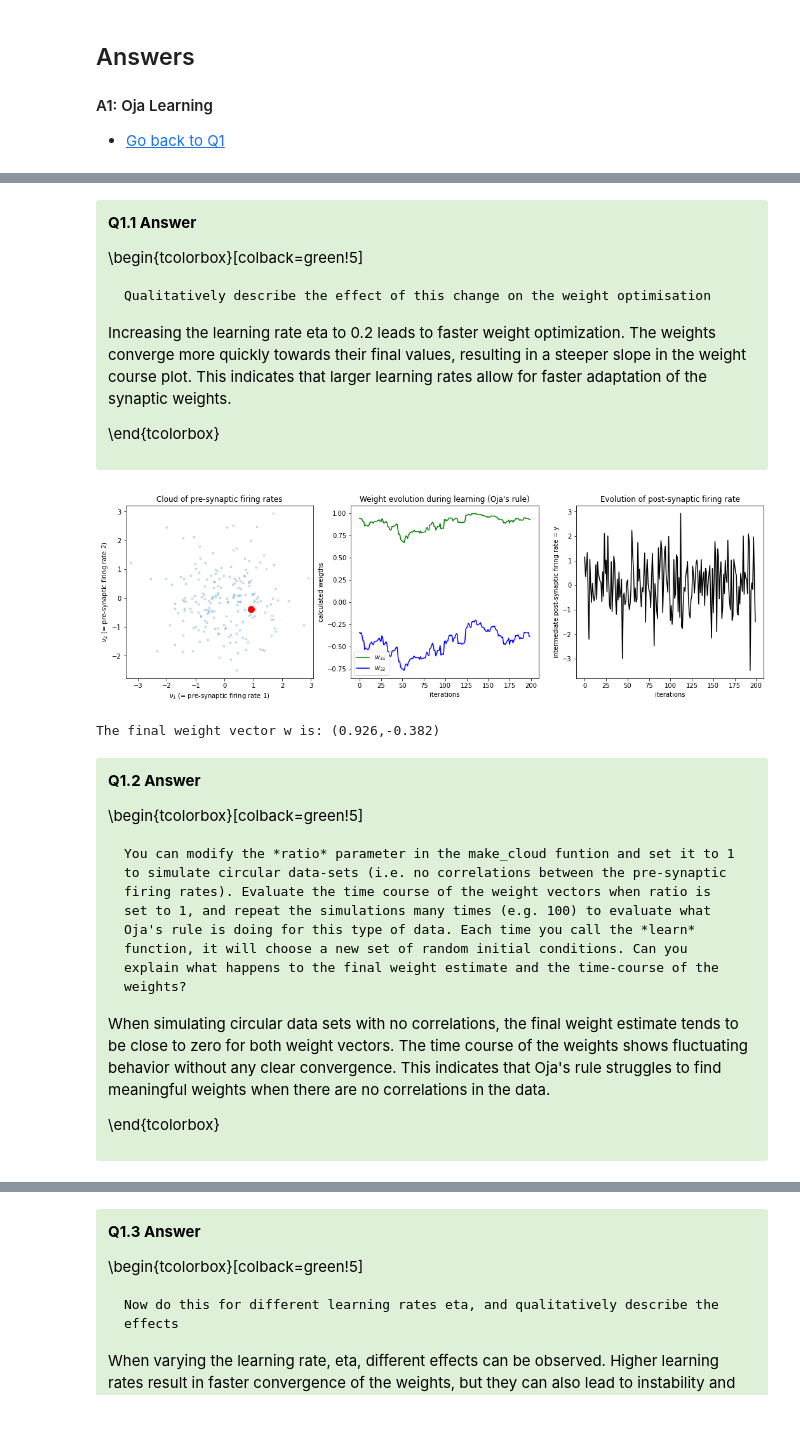
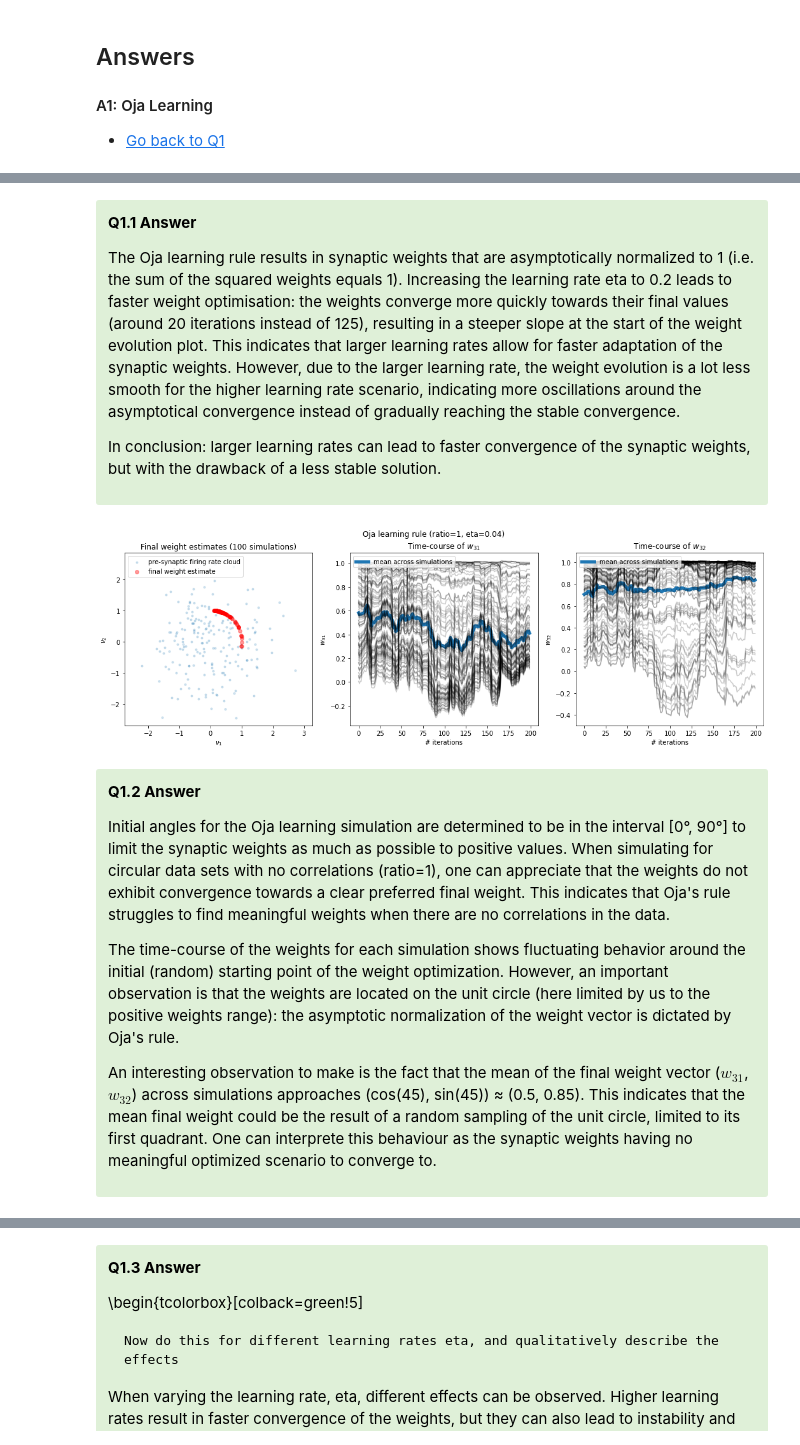
Before and after one commit to RobbeDeMuynck/CN_practicals, a Jupyter notebook: Module 4/Ex1_Oja/Module4_Oja_Group7.ipynb, the cells around one changed output, grey strips where cells are left out. Cells and saved outputs as stored; diff of their text form; code cells hidden in the pictures.

```diff
--- a/Module 4/Ex1_Oja/Module4_Oja_Group7.ipynb
+++ b/Module 4/Ex1_Oja/Module4_Oja_Group7.ipynb
@@ -126,46 +185,51 @@ The final weight vector w is: (0.563,0.840)
 
 **Q1.1 Answer**
 
-\begin{tcolorbox}[colback=green!5]
+<!-- \begin{tcolorbox}[colback=green!5] -->
+<!-- Qualitatively describe the effect of this change on the weight optimisation -->
 
-    Qualitatively describe the effect of this change on the weight optimisation
+The Oja learning rule results in synaptic weights that are asymptotically normalized to 1 (i.e. the sum of the
+squared weights equals 1).
+Increasing the learning rate eta to 0.2 leads to faster weight optimisation: the weights converge more quickly towards their final values (around 20 iterations instead of 125), resulting in a steeper slope at the start of the weight evolution plot. This indicates that larger learning rates allow for faster adaptation of the synaptic weights. However, due to the larger learning rate, the weight evolution is a lot less smooth for the higher learning rate scenario, indicating more oscillations around the asymptotical convergence instead of gradually reaching the stable convergence.
 
-Increasing the learning rate eta to 0.2 leads to faster weight optimization. The weights converge more quickly towards their final values, resulting in a steeper slope in the weight course plot. This indicates that larger learning rates allow for faster adaptation of the synaptic weights.
+In conclusion: larger learning rates can lead to faster convergence of the synaptic weights, but with the drawback of a less stable solution.
 
-\end{tcolorbox}
+<!-- \end{tcolorbox} -->
 
 </span>
 # %%
 ##### No pre-synaptic firing rates correlation: ratio = 1 #####
-# ------> repeat simulations 100 times
 
-# Generate pre-synaptic firing rates cloud & apply Oja's learning rule
-cloud = oja.make_cloud(n=200, ratio=1, angle=60)
-wcourse, out = oja.learn(cloud, initial_angle=-20, eta=0.04)
-
-# Construct plots: Oja's learning rule (synaptic weight evolution)
-Oja_behaviour_plots(cloud, wcourse, out)
+simul_100(ratio=1, eta=0.04, n_iter=100)
 
 # Evaluate the time course of the weight vectors when ratio is set to 1, and repeat the simulations
 # many times (e.g. 100) to evaluate what Oja's rule is doing for this type of data.
 # Each time you call the *learn* function, it will choose a new set of random initial conditions.
 # Can you explain what happens to the final weight estimate and the time-course of the weights?
 # %% [output]
-[figure, old version]
+[figure, new version]
-The final weight vector w is: (0.926,-0.382)
 # %% [markdown]
 <div class="alert alert-success">
 <span style="color:black">
 
 **Q1.2 Answer**
 
-\begin{tcolorbox}[colback=green!5]
+<!-- \begin{tcolorbox}[colback=green!5] -->
 
-    You can modify the *ratio* parameter in the make_cloud funtion and set it to 1 to simulate circular data-sets (i.e. no correlations between the pre-synaptic firing rates). Evaluate the time course of the weight vectors when ratio is set to 1, and repeat the simulations many times (e.g. 100) to evaluate what Oja's rule is doing for this type of data. Each time you call the *learn* function, it will choose a new set of random initial conditions. Can you explain what happens to the final weight estimate and the time-course of the weights?
+<!-- You can modify the *ratio* parameter in the make_cloud funtion and set it to 1 to simulate circular data-sets (i.e. no correlations between the pre-synaptic firing rates). Evaluate the time course of the weight vectors when ratio is set to 1, and repeat the simulations many times (e.g. 100) to evaluate what Oja's rule is doing for this type of data. Each time you call the *learn* function, it will choose a new set of random initial conditions. Can you explain what happens to the final weight estimate and the time-course of the weights? -->
 
-When simulating circular data sets with no correlations, the final weight estimate tends to be close to zero for both weight vectors. The time course of the weights shows fluctuating behavior without any clear convergence. This indicates that Oja's rule struggles to find meaningful weights when there are no correlations in the data.
+Initial angles for the Oja learning simulation are determined to be in the interval [0°, 90°] to limit the synaptic weights as much as possible to positive values.
+When simulating for circular data sets with no correlations (ratio=1), one can appreciate that the weights do not exhibit convergence towards a clear preferred final weight.
+This indicates that Oja's rule struggles to find meaningful weights when there are no correlations in the data.
 
-\end{tcolorbox}
+The time-course of the weights for each simulation shows fluctuating behavior around the initial (random) starting point of the weight optimization.
+However, an important observation is that the weights are located on the unit circle (here limited by us to the positive weights range): the asymptotic normalization of the weight vector is dictated by Oja's rule.
+
+An interesting observation to make is the fact that the mean of the final weight vector ($w_{31}$, $w_{32}$) across simulations approaches (cos(45), sin(45)) ≈ (0.5, 0.85). This indicates that the mean final weight could be the result of a random sampling of the unit circle, limited to its first quadrant. One can interprete this behaviour as the synaptic weights having no meaningful optimized scenario to converge to.
+
+<!-- Despite the fluctuation and lack of convergence, the weights maintain a specific geometric relationship. This highlights the inherent constraints of Oja's rule in finding meaningful weights in the absence of correlations, while still preserving certain properties dictated by the rule. -->
+
+<!-- \end{tcolorbox} -->
 
 </span>
 # %%
```
Also changed, not shown: parts of 5 cells of this notebook.
